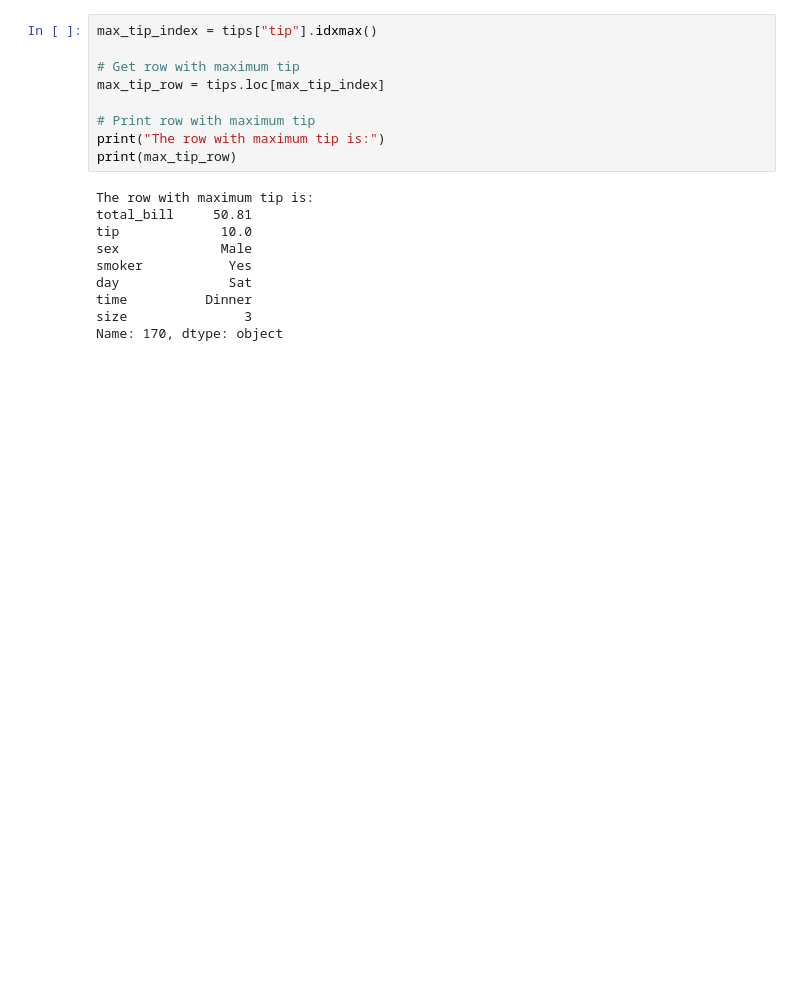
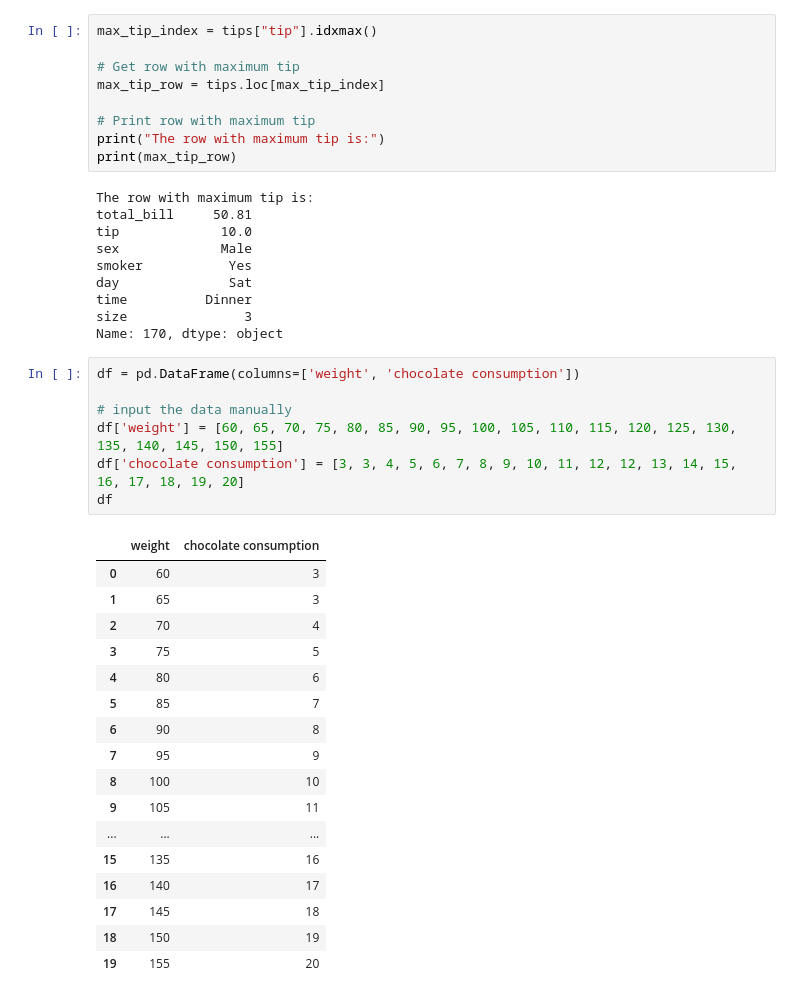
Before and after one commit to prime-infinity/futheringStats, a Jupyter notebook: RegressionLine.ipynb, the cells around one changed output. Drawn from its saved outputs; the diff is of its cells as text; blank space fills up the shorter version.

```diff
--- a/RegressionLine.ipynb
+++ b/RegressionLine.ipynb
@@ -135,3 +135,28 @@ day              Sat
 time          Dinner
 size               3
 Name: 170, dtype: object
+# %%
+df = pd.DataFrame(columns=['weight', 'chocolate consumption'])
+
+# input the data manually
+df['weight'] = [60, 65, 70, 75, 80, 85, 90, 95, 100, 105, 110, 115, 120, 125, 130, 135, 140, 145, 150, 155]
+df['chocolate consumption'] = [3, 3, 4, 5, 6, 7, 8, 9, 10, 11, 12, 12, 13, 14, 15, 16, 17, 18, 19, 20]
+df
+# %% [output]
+|  | weight | chocolate consumption |
+| 0 | 60 | 3 |
+| 1 | 65 | 3 |
+| 2 | 70 | 4 |
+| 3 | 75 | 5 |
+| 4 | 80 | 6 |
+| 5 | 85 | 7 |
+| 6 | 90 | 8 |
+| 7 | 95 | 9 |
+| 8 | 100 | 10 |
+| 9 | 105 | 11 |
+| ... | ... | ... |
+| 15 | 135 | 16 |
+| 16 | 140 | 17 |
+| 17 | 145 | 18 |
+| 18 | 150 | 19 |
+| 19 | 155 | 20 |
```
Also changed, not shown: parts of 1 cell of this notebook, 1 other file.
